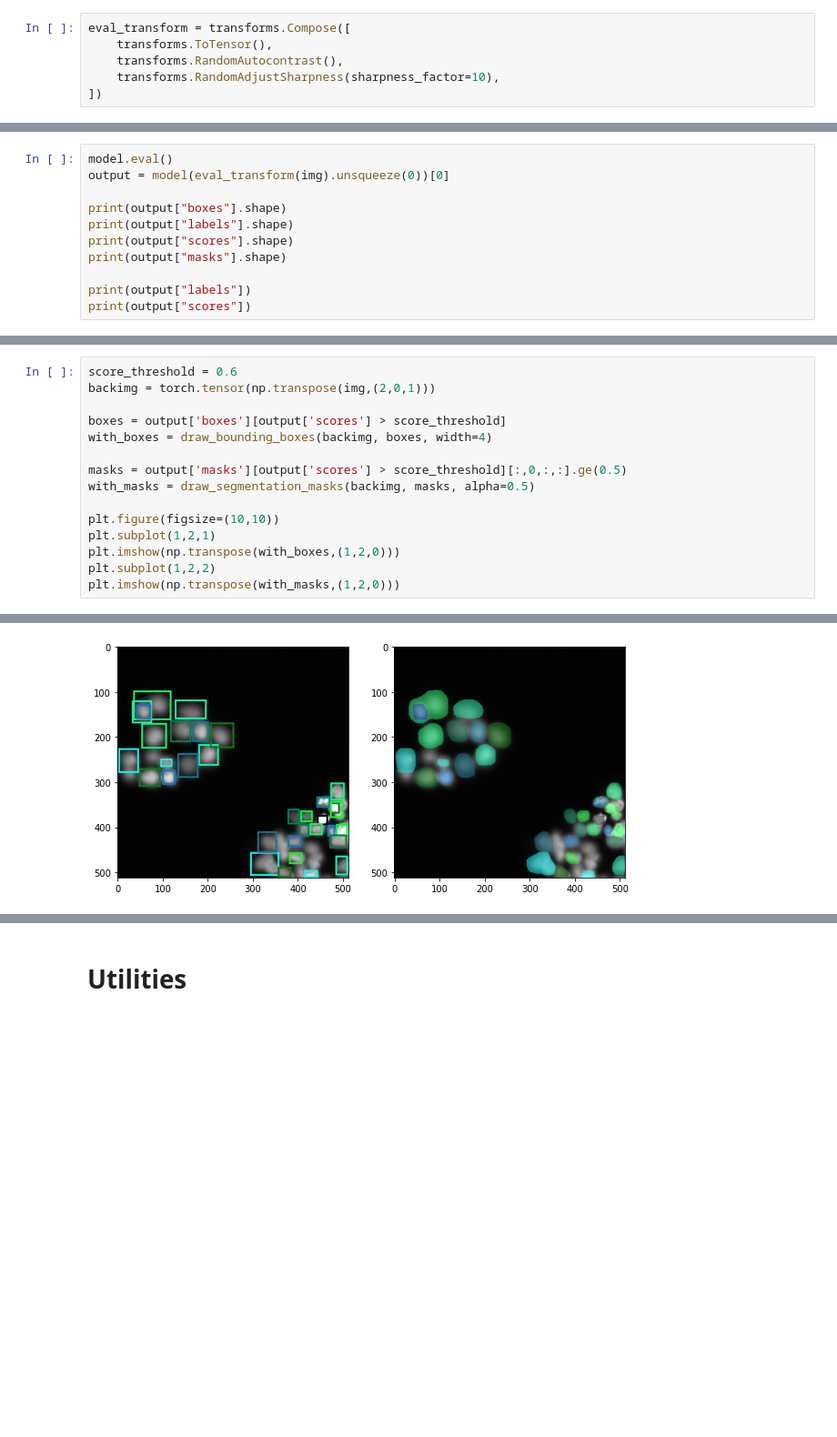
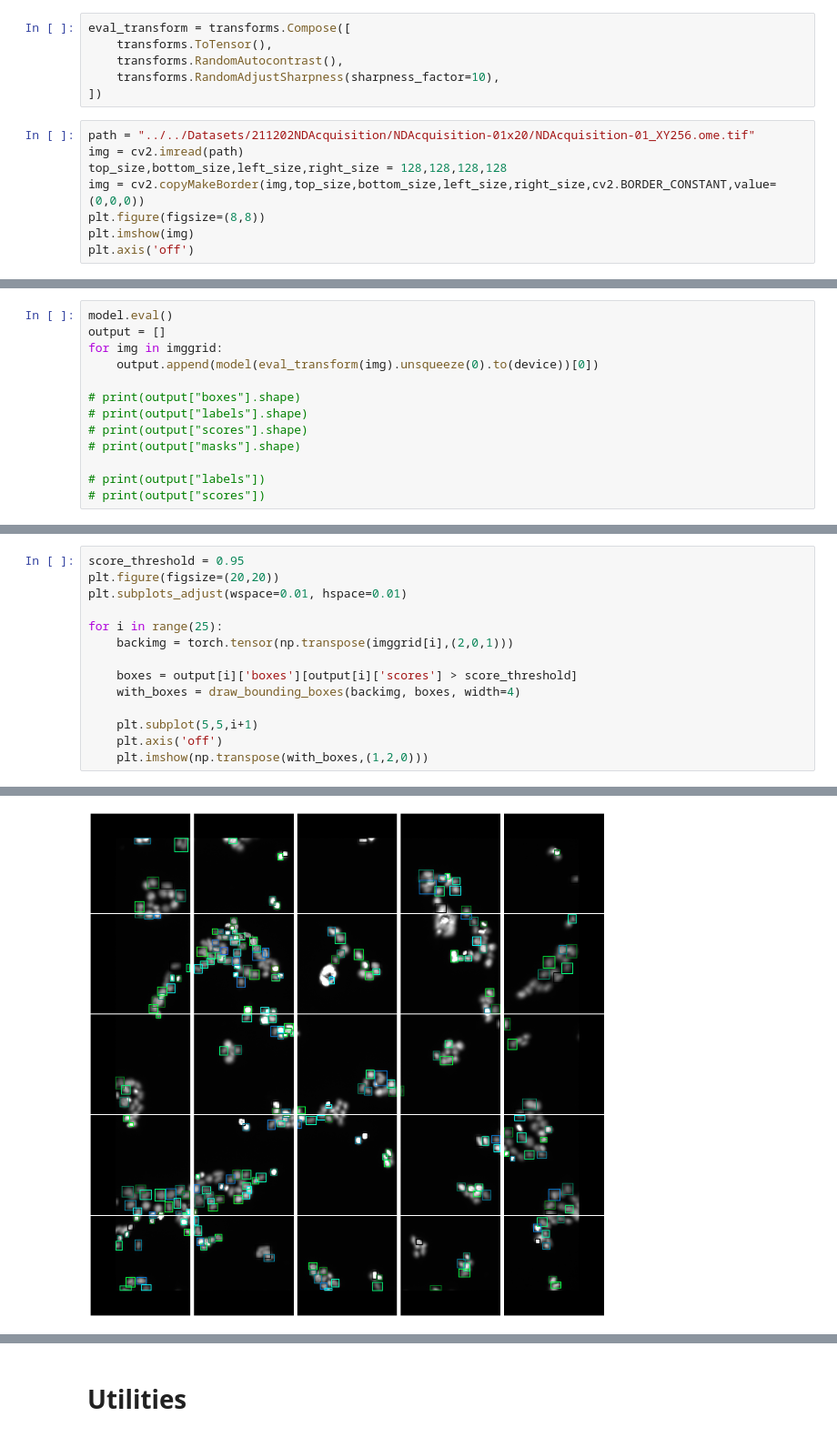
Before and after one commit to DDDog-WANG/NDAcquisition, a Jupyter notebook: Segmentation/pytorch_maskrcnn_cell.ipynb, the cells around one changed output, grey strips where cells are left out. Shown at 91% size. Cells and saved outputs as stored; diff of their text form; blank space fills up the shorter version.

```diff
--- a/Segmentation/pytorch_maskrcnn_cell.ipynb
+++ b/Segmentation/pytorch_maskrcnn_cell.ipynb
@@ -365,3 +366,11 @@ eval_transform = transforms.Compose([
     transforms.RandomAutocontrast(),
     transforms.RandomAdjustSharpness(sharpness_factor=10),
 ])
+# %%
+path = "../../Datasets/211202NDAcquisition/NDAcquisition-01x20/NDAcquisition-01_XY256.ome.tif"
+img = cv2.imread(path)
+top_size,bottom_size,left_size,right_size = 128,128,128,128
+img = cv2.copyMakeBorder(img,top_size,bottom_size,left_size,right_size,cv2.BORDER_CONSTANT,value=(0,0,0))
+plt.figure(figsize=(8,8))
+plt.imshow(img)
+plt.axis('off')
@@ -376,11 +394,13 @@ plt.imshow(img)
 # %%
 model.eval()
-output = model(eval_transform(img).unsqueeze(0))[0]
+output = []
+for img in imggrid:
+    output.append(model(eval_transform(img).unsqueeze(0).to(device))[0])
 
-print(output["boxes"].shape)
-print(output["labels"].shape)
-print(output["scores"].shape)
-print(output["masks"].shape)
+# print(output["boxes"].shape)
+# print(output["labels"].shape)
+# print(output["scores"].shape)
+# print(output["masks"].shape)
 
-print(output["labels"])
-print(output["scores"])
+# print(output["labels"])
+# print(output["scores"])
@@ -405,16 +407,15 @@ tensor([0.9805, 0.9800, 0.9668, 0.9492, 0.9455, 0.9441, 0.9439, 0.9367, 0.9297,
 # %%
-score_threshold = 0.6
-backimg = torch.tensor(np.transpose(img,(2,0,1)))
+score_threshold = 0.95
+plt.figure(figsize=(20,20))
+plt.subplots_adjust(wspace=0.01, hspace=0.01)
 
-boxes = output['boxes'][output['scores'] > score_threshold]
-with_boxes = draw_bounding_boxes(backimg, boxes, width=4)
+for i in range(25):
+    backimg = torch.tensor(np.transpose(imggrid[i],(2,0,1)))
 
-masks = output['masks'][output['scores'] > score_threshold][:,0,:,:].ge(0.5)
-with_masks = draw_segmentation_masks(backimg, masks, alpha=0.5)
+    boxes = output[i]['boxes'][output[i]['scores'] > score_threshold]
+    with_boxes = draw_bounding_boxes(backimg, boxes, width=4)
 
-plt.figure(figsize=(10,10))
-plt.subplot(1,2,1)
-plt.imshow(np.transpose(with_boxes,(1,2,0)))
-plt.subplot(1,2,2)
-plt.imshow(np.transpose(with_masks,(1,2,0)))
+    plt.subplot(5,5,i+1)
+    plt.axis('off')
+    plt.imshow(np.transpose(with_boxes,(1,2,0)))
 # %% [output]
@@ -422 +422 @@ plt.imshow(np.transpose(with_masks,(1,2,0)))
-[figure, old version]
+[figure, new version]
```
Also changed, not shown: parts of 13 cells of this notebook.
